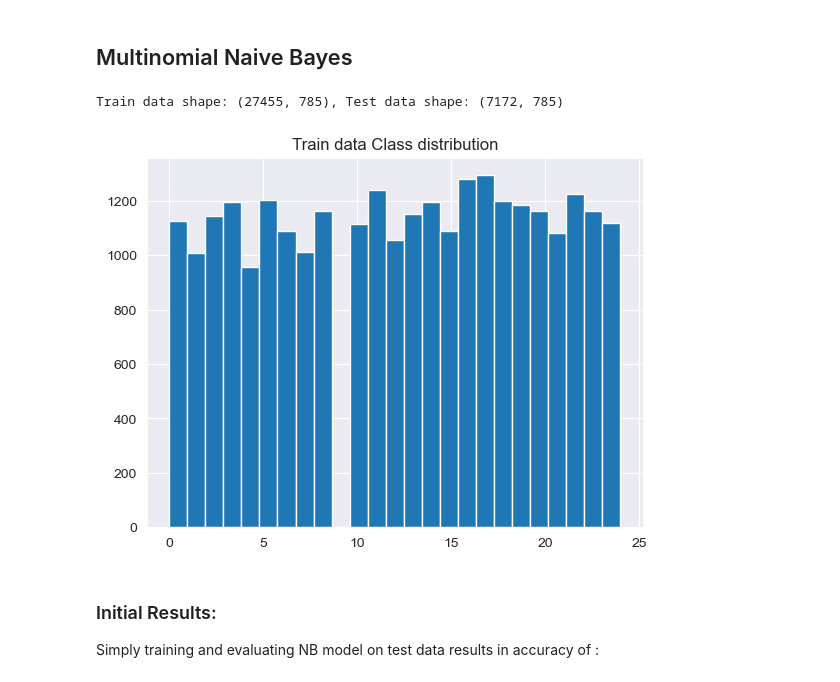
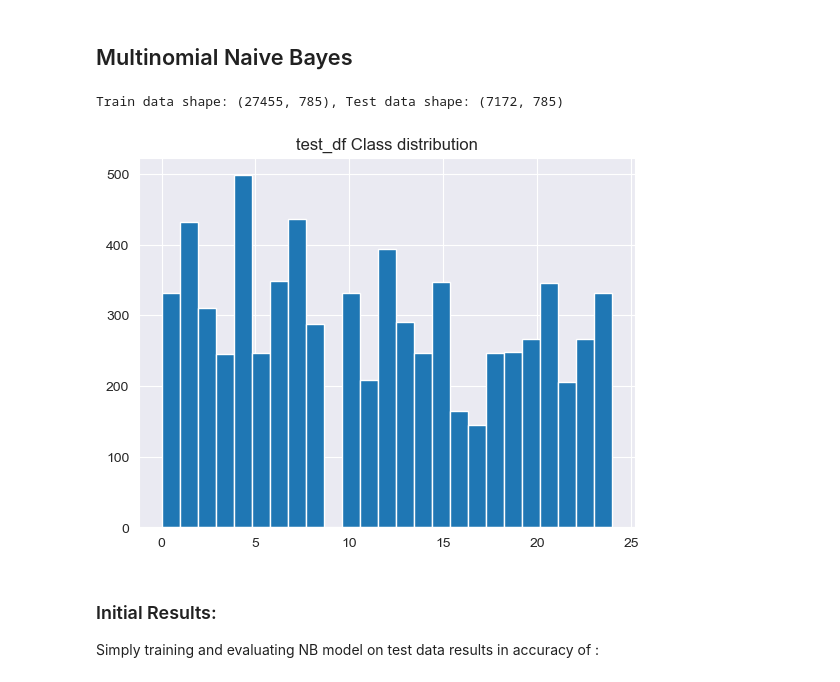
Before and after one commit to sreekaroo/SignLanguageRecognizer, a Jupyter notebook: NaiveBayes.ipynb, the cells around one changed output. Cells and saved outputs as stored; diff of their text form; code cells hidden in the pictures.

Commit message:
actually using test data for naive bayes

```diff
--- a/NaiveBayes.ipynb
+++ b/NaiveBayes.ipynb
@@ -23,18 +23,18 @@ from utils import dataframe_to_array, row_to_img_grid, crop_pixel_row, apply_cro
 # %%
 # reading in data
 
 test_df = pd.read_csv('kaggleDataset/sign_mnist_test.csv')
 train_df = pd.read_csv('kaggleDataset/sign_mnist_train.csv')
 
 CLASS_COL = 'label'
 
 print(f"Train data shape: {train_df.shape}, Test data shape: {test_df.shape}")
 
-plt.title("Train data Class distribution")
-plt.hist(train_df.label, bins=25)
+plt.title("test_df Class distribution")
+plt.hist(test_df.label, bins=25)
 plt.show()
 # %% [output]
 Train data shape: (27455, 785), Test data shape: (7172, 785)
-[figure, old version]
+[figure, new version]
 # %%
 features, labels = dataframe_to_array(train_df)
```
Also changed, not shown: parts of 9 cells of this notebook, 1 other file.
